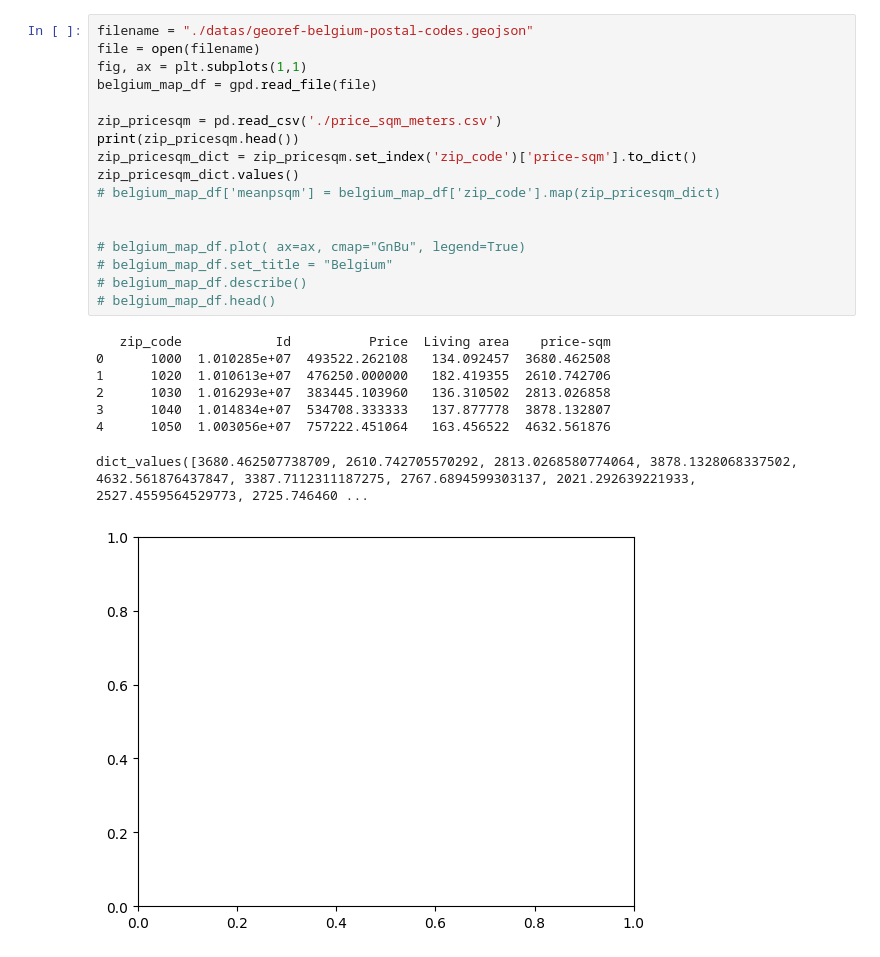
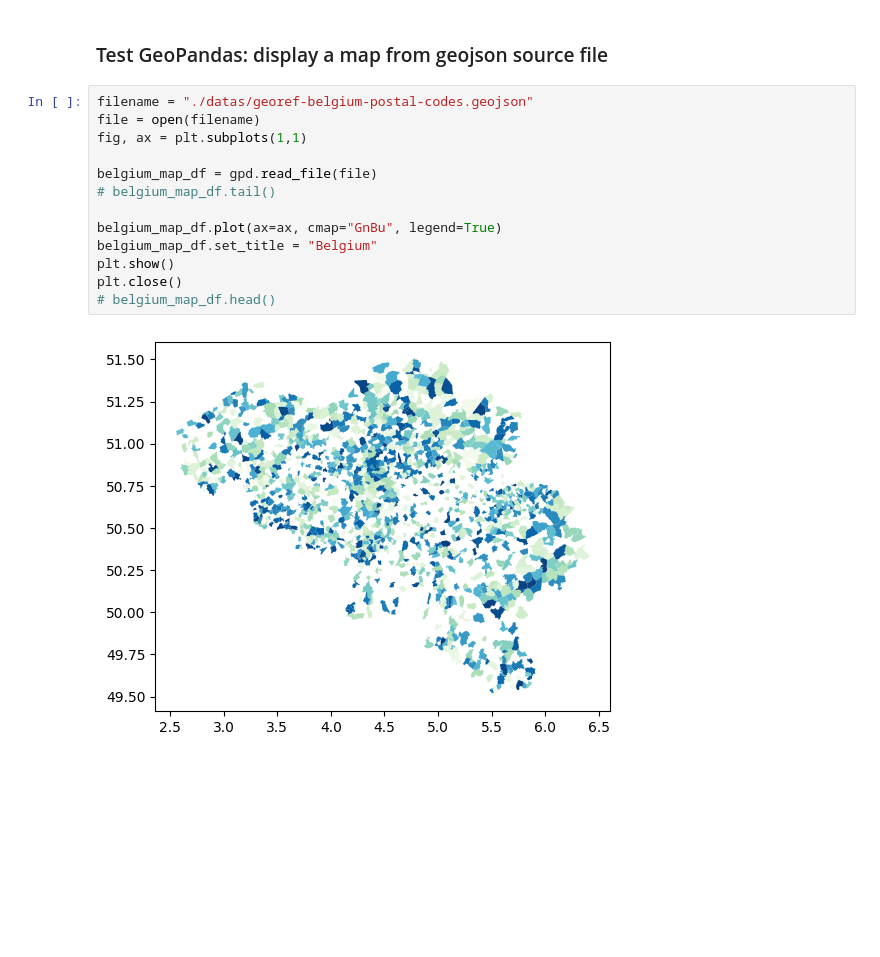
Before and after one commit to Laverdure77/immo_Eliza_Data_Analysis, a Jupyter notebook: map_belgium.ipynb, the cells around one changed output. Cells and saved outputs as stored; diff of their text form; blank space fills up the shorter version.

```diff
--- a/map_belgium.ipynb
+++ b/map_belgium.ipynb
@@ -11,26 +56,17 @@ from mpl_toolkits.axes_grid1 import make_axes_locatable
+# %% [markdown]
+### Test GeoPandas: display a map from geojson source file
 # %%
 filename = "./datas/georef-belgium-postal-codes.geojson"
 file = open(filename)
 fig, ax = plt.subplots(1,1)
+
 belgium_map_df = gpd.read_file(file)
+# belgium_map_df.tail()
 
-zip_pricesqm = pd.read_csv('./price_sqm_meters.csv')
-print(zip_pricesqm.head())
-zip_pricesqm_dict = zip_pricesqm.set_index('zip_code')['price-sqm'].to_dict()
-zip_pricesqm_dict.values()
-# belgium_map_df['meanpsqm'] = belgium_map_df['zip_code'].map(zip_pricesqm_dict)
-
-
-# belgium_map_df.plot( ax=ax, cmap="GnBu", legend=True)
-# belgium_map_df.set_title = "Belgium"
-# belgium_map_df.describe()
+belgium_map_df.plot(ax=ax, cmap="GnBu", legend=True)
+belgium_map_df.set_title = "Belgium"
+plt.show()
+plt.close()
 # belgium_map_df.head()
 # %% [output]
-   zip_code            Id          Price  Living area    price-sqm
-0      1000  1.010285e+07  493522.262108   134.092457  3680.462508
-1      1020  1.010613e+07  476250.000000   182.419355  2610.742706
-2      1030  1.016293e+07  383445.103960   136.310502  2813.026858
-3      1040  1.014834e+07  534708.333333   137.877778  3878.132807
-4      1050  1.003056e+07  757222.451064   163.456522  4632.561876
-dict_values([3680.462507738709, 2610.742705570292, 2813.0268580774064, 3878.1328068337502, 4632.561876437847, 3387.7112311187275, 2767.6894599303137, 2021.292639221933, 2527.4559564529773, 2725.746460 ...
-[figure, old version]
+[figure, new version]
```
Also changed, not shown: parts of 7 cells of this notebook, 2 other files.
